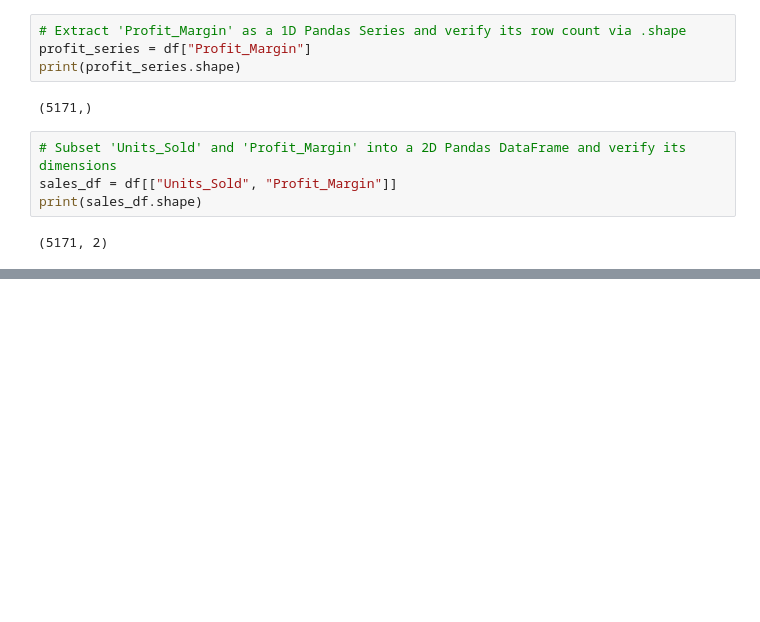
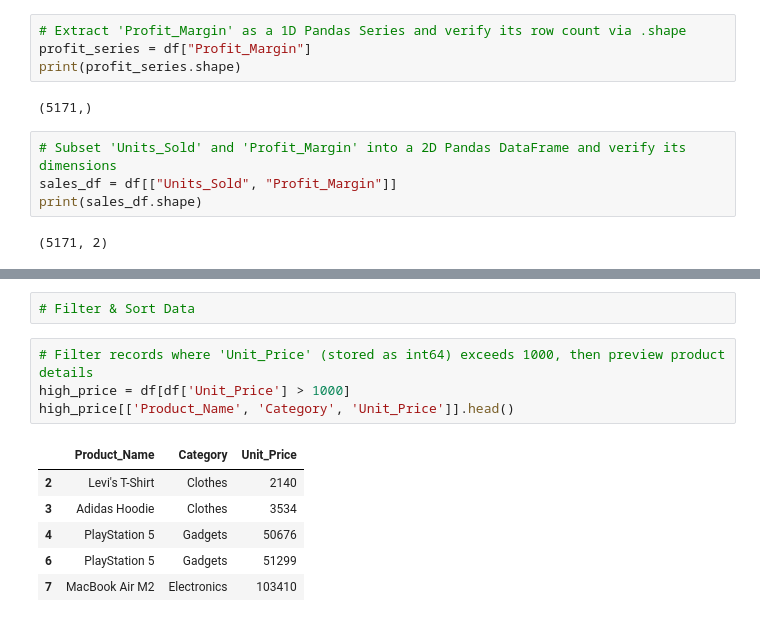
Before and after one commit to NavjyotMasane/Python_Learning, a Jupyter notebook: Data_Manipulation_and_Statistics.ipynb, the cells around one changed output, grey strips where cells are left out. Cells and saved outputs as stored; diff of their text form; blank space fills up the shorter version.

```diff
--- a/Data_Manipulation_and_Statistics.ipynb
+++ b/Data_Manipulation_and_Statistics.ipynb
@@ -294,0 +522,13 @@ print(sales_df.shape)
+# %%
+# Filter & Sort Data
+# %%
+# Filter records where 'Unit_Price' (stored as int64) exceeds 1000, then preview product details
+high_price = df[df['Unit_Price'] > 1000]
+high_price[['Product_Name', 'Category', 'Unit_Price']].head()
+# %% [output]
+|  | Product_Name | Category | Unit_Price |
+| 2 | Levi's T-Shirt | Clothes | 2140 |
+| 3 | Adidas Hoodie | Clothes | 3534 |
+| 4 | PlayStation 5 | Gadgets | 50676 |
+| 6 | PlayStation 5 | Gadgets | 51299 |
+| 7 | MacBook Air M2 | Electronics | 103410 |
```
Also changed, not shown: parts of 22 cells of this notebook.
